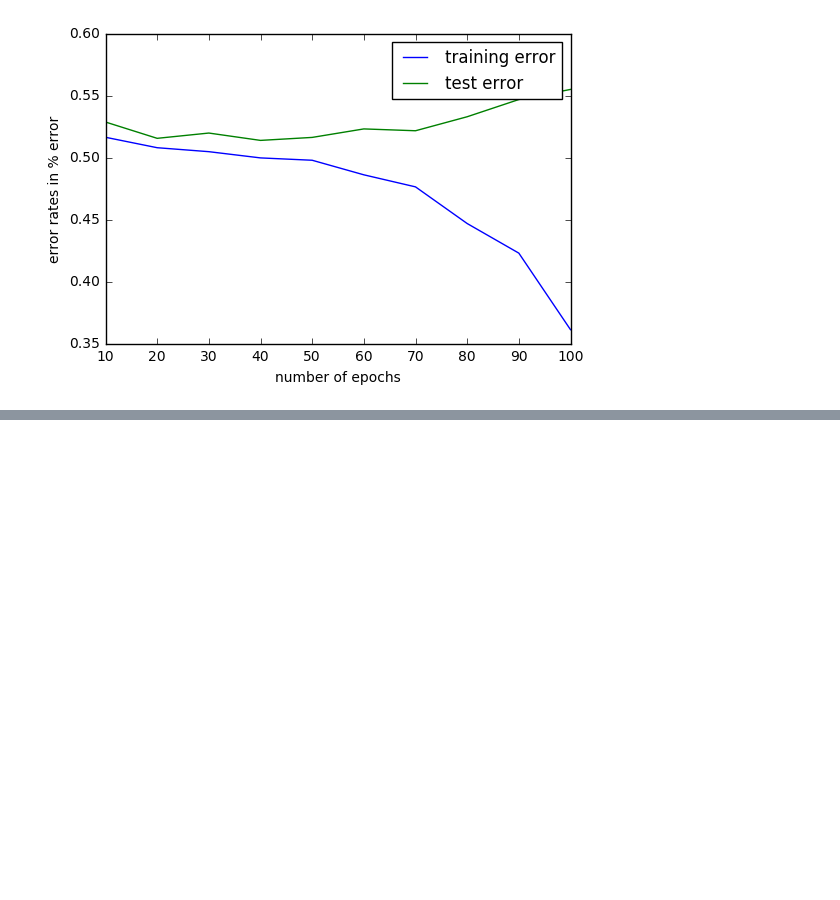
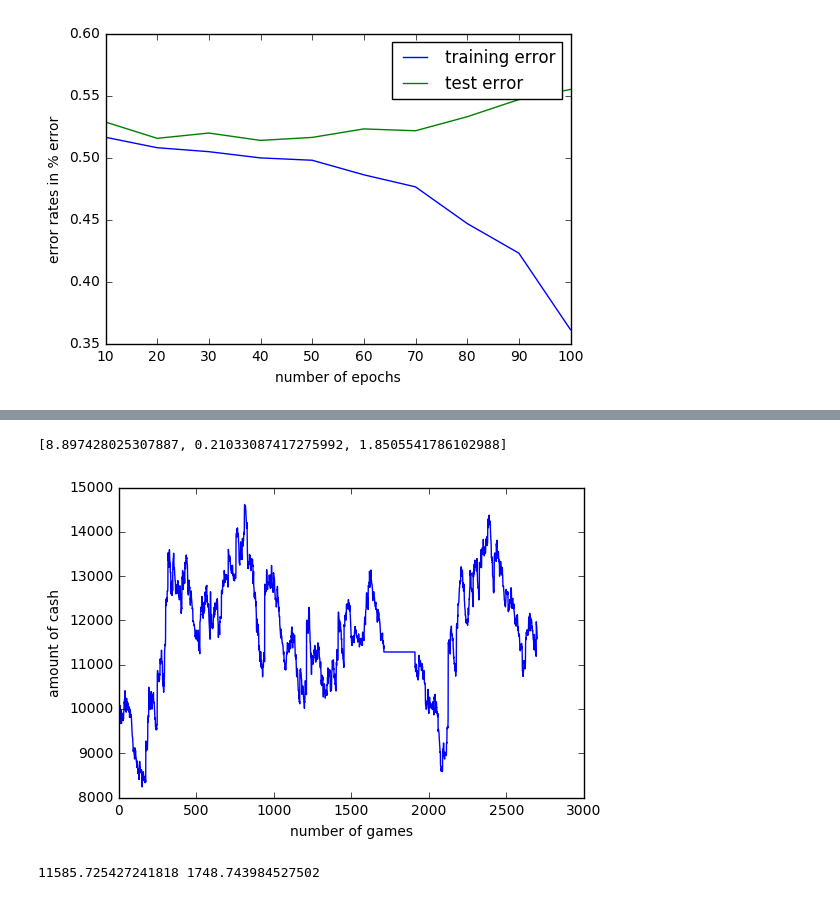
Before and after one commit to Christopherhaack/SoccerPredictionsNN, a Jupyter notebook: smallerRNN.ipynb, the cells around one changed output, grey strips where cells are left out. Cells and saved outputs as stored; diff of their text form; code cells hidden in the pictures; blank space fills up the shorter version.

```diff
--- a/smallerRNN.ipynb
+++ b/smallerRNN.ipynb
@@ -932,0 +1129,13 @@ runModels()
+# %%
+n = len(actual)
+n = int(n/2) + 1
+b1, b2 = bookiePreds[:n], bookiePreds[n:]
+yVal1, yVal2 = yVals[:n], yVals[n:]
+a1, a2 = actual[:n], actual[n:]
+b, k = trainBets(b1, yVal1, a1)
+print(k)
+betSim(b2, yVal2, a2, k, b)
+# %% [output]
+[8.897428025307887, 0.21033087417275992, 1.8505541786102988]
+[figure, added]
+11585.725427241818 1748.743984527502
```
Also changed, not shown: parts of 13 cells of this notebook.
